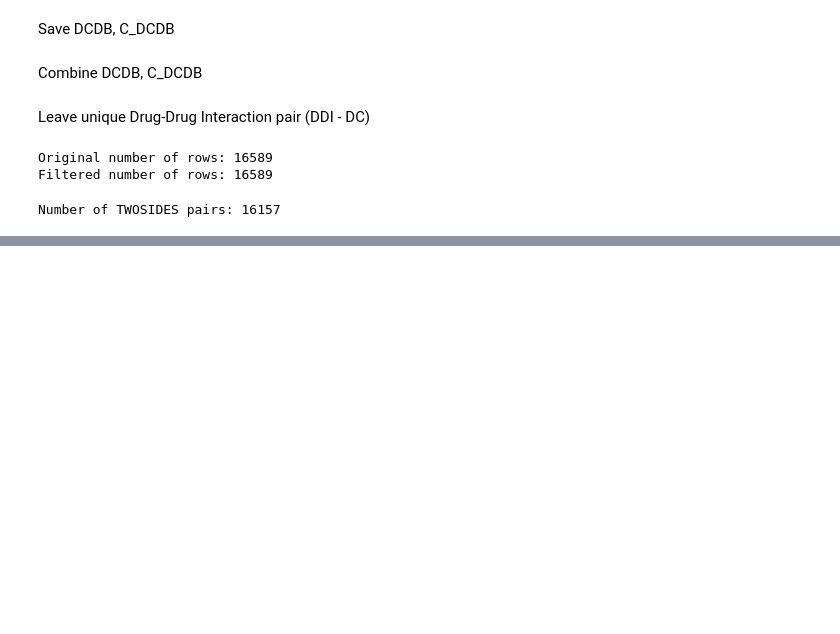
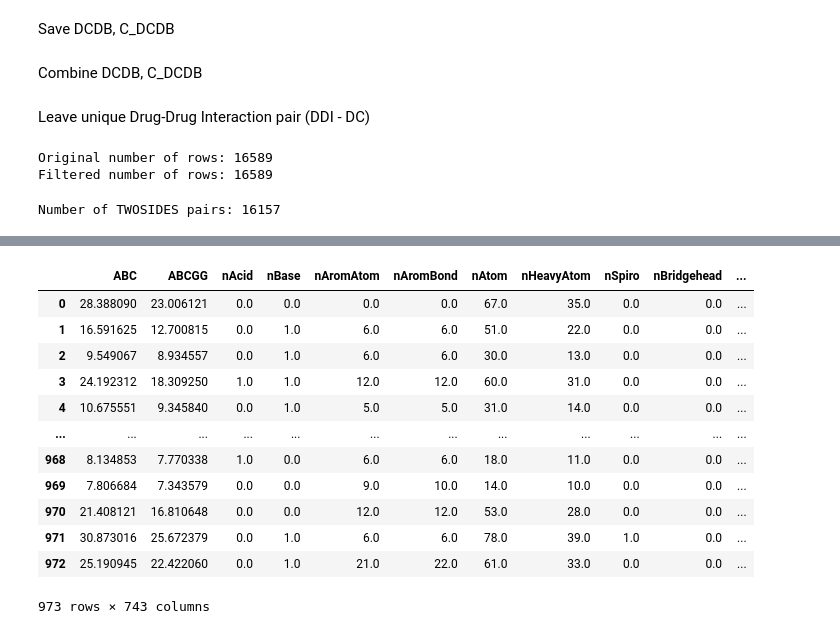
Before and after one commit to gujh14/DC_with_DDI_SupCon, a Jupyter notebook: preprocess.ipynb, the cells around one changed output, grey strips where cells are left out. Saved outputs shown, nothing was run; the diff lists cells and outputs as text; code cells hidden in the pictures; blank space fills up the shorter version.

```diff
--- a/preprocess.ipynb
+++ b/preprocess.ipynb
@@ -358,0 +592,5 @@ twosides_ddi.to_csv('data/labels/TWOSIDES_msi.tsv', sep='\t', index=None)
+# %%
+# Descriptor - Mordred
+calc = Calculator(descriptors, ignore_3D=True)
+mols = [Chem.MolFromSmiles(db2smiles_dict[db_id]) for db_id in total_drugs]
+mordred_df = calc.pandas(mols)
@@ -358,0 +613,23 @@ twosides_ddi.to_csv('data/labels/TWOSIDES_msi.tsv', sep='\t', index=None)
+# %%
+# change data type to float32
+mordred_df = mordred_df.astype(np.float32)
+# %%
+mordred_df.dropna(axis='columns', inplace=True)
+# %%
+mordred_df.dropna(axis='rows', inplace=True)
+# %%
+mordred_df
+# %% [output]
+|  | ABC | ABCGG | nAcid | nBase | nAromAtom | nAromBond | nAtom | nHeavyAtom | nSpiro | nBridgehead | ... |
+| 0 | 28.388090 | 23.006121 | 0.0 | 0.0 | 0.0 | 0.0 | 67.0 | 35.0 | 0.0 | 0.0 | ... |
+| 1 | 16.591625 | 12.700815 | 0.0 | 1.0 | 6.0 | 6.0 | 51.0 | 22.0 | 0.0 | 0.0 | ... |
+| 2 | 9.549067 | 8.934557 | 0.0 | 1.0 | 6.0 | 6.0 | 30.0 | 13.0 | 0.0 | 0.0 | ... |
+| 3 | 24.192312 | 18.309250 | 1.0 | 1.0 | 12.0 | 12.0 | 60.0 | 31.0 | 0.0 | 0.0 | ... |
+| 4 | 10.675551 | 9.345840 | 0.0 | 1.0 | 5.0 | 5.0 | 31.0 | 14.0 | 0.0 | 0.0 | ... |
+| ... | ... | ... | ... | ... | ... | ... | ... | ... | ... | ... | ... |
+| 968 | 8.134853 | 7.770338 | 1.0 | 0.0 | 6.0 | 6.0 | 18.0 | 11.0 | 0.0 | 0.0 | ... |
+| 969 | 7.806684 | 7.343579 | 0.0 | 0.0 | 9.0 | 10.0 | 14.0 | 10.0 | 0.0 | 0.0 | ... |
+| 970 | 21.408121 | 16.810648 | 0.0 | 0.0 | 12.0 | 12.0 | 53.0 | 28.0 | 0.0 | 0.0 | ... |
+| 971 | 30.873016 | 25.672379 | 0.0 | 1.0 | 6.0 | 6.0 | 78.0 | 39.0 | 1.0 | 0.0 | ... |
+| 972 | 25.190945 | 22.422060 | 0.0 | 1.0 | 21.0 | 22.0 | 61.0 | 33.0 | 0.0 | 0.0 | ... |
+973 rows × 743 columns
```
Also changed, not shown: parts of 39 cells of this notebook.
